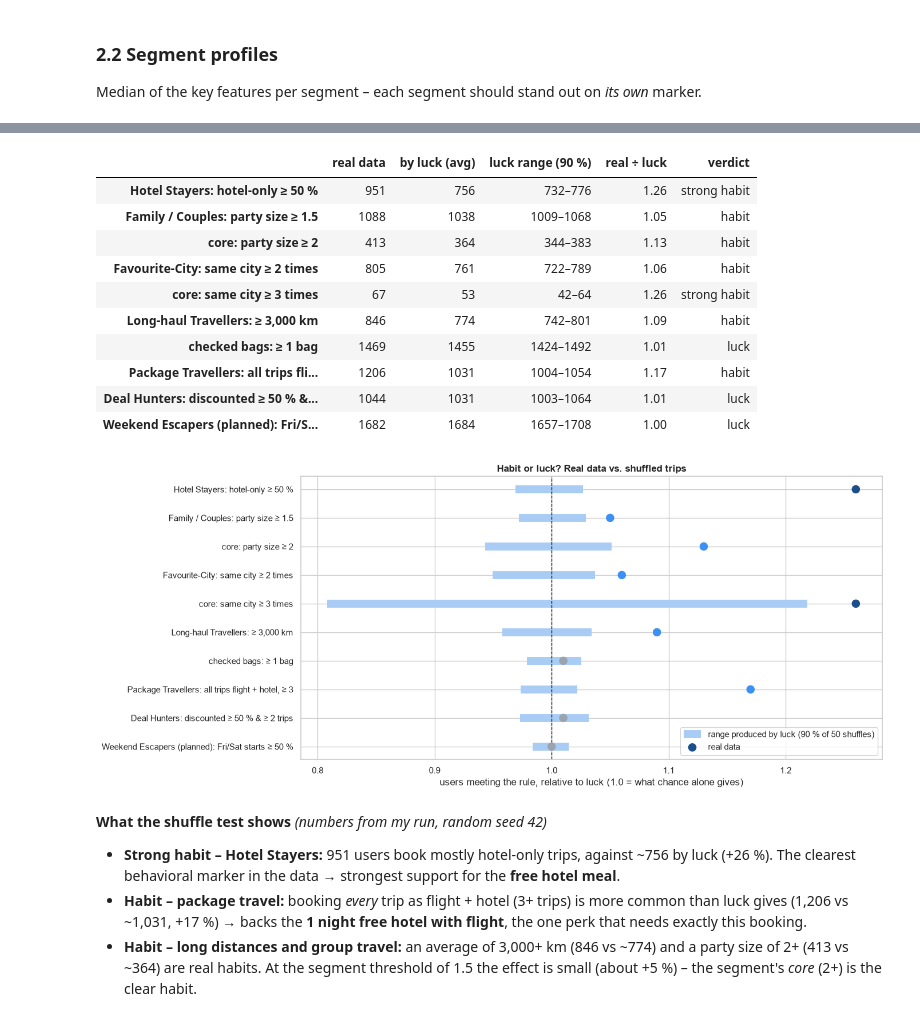
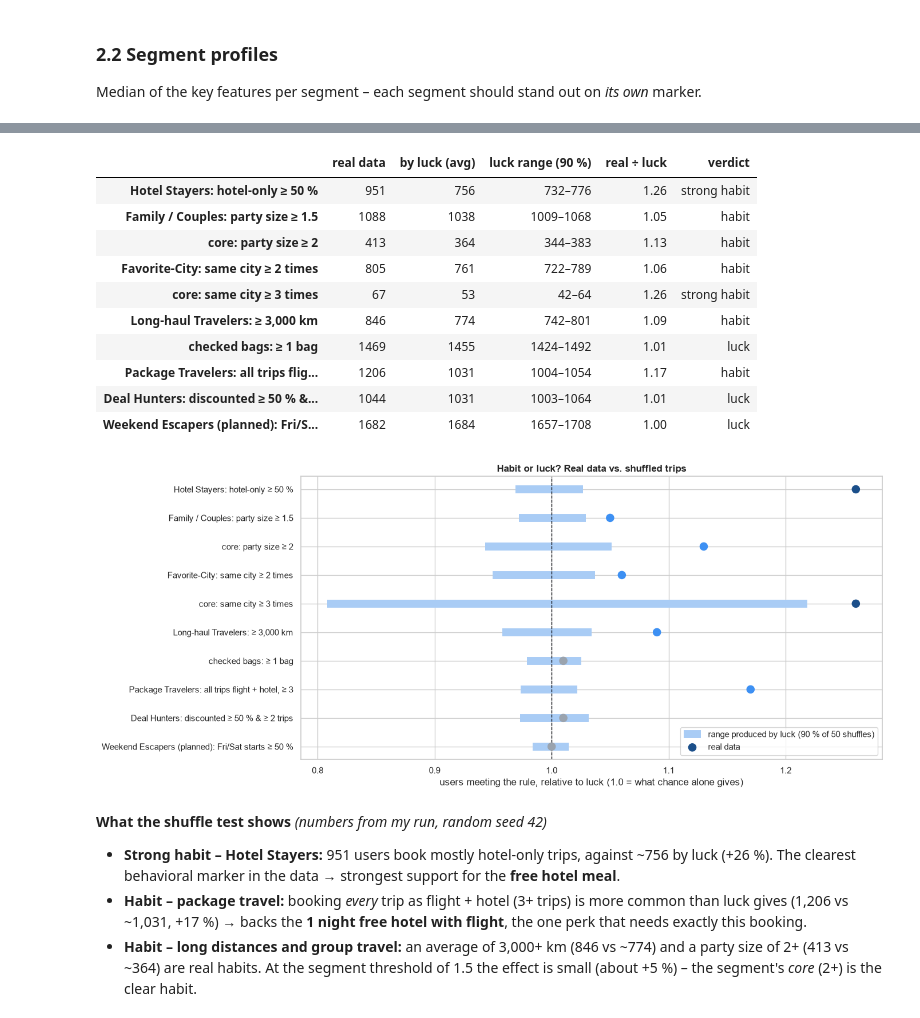
Before and after one commit to jtong28/TravelTide, a Jupyter notebook: notebooks/03_Segments_Models.ipynb, the cells around one changed output, grey strips where cells are left out. Drawn from its saved outputs; the diff is of its cells as text; code cells hidden in the pictures.

```diff
--- a/notebooks/03_Segments_Models.ipynb
+++ b/notebooks/03_Segments_Models.ipynb
@@ -105,10 +105,10 @@ RULES = {
     "Family Crew":              users["has_children"] & (users["party_size"] >= 1.5), # children at home alone don't mean family travel – party size shows they travel together
     "Couples & Friends":        ~users["has_children"] & (users["party_size"] >= 1.5), # party size = larger of avg seats/rooms (r = 0.98, Part 1, 5.5.4)
     "Hotel Stayers":            users["hotel_only_share"] >= 0.5, # hotel-only bookers are a distinct segment with hotel-only stays being twice as long (Part 1, 5.4.3)
-    "Favourite-City Returners": users["max_visits_same_city"] >= 2, # same city (flight destination or hotel city) at least twice
+    "Favorite-City Returners":  users["max_visits_same_city"] >= 2, # same city (flight destination or hotel city) at least twice
     "Deal Hunters":             (users["discount_share"] >= 0.5) & (users["valid_trips"] >= 2), # users with only 1 trip are not necessarily deal hunters, even if they booked a discounted trip
-    "Long-haul Travellers":     users["avg_distance_km"] >= 3000, # distance is a habit (section 3); bags alone are luck and don't rise with distance (3.3)
-    "Package Travellers":       (users["combo_share"] == 1) & (users["valid_trips"] >= 3), # always flight + hotel together; 3+ trips so it is a habit, not a coincidence (section 3)
+    "Long-haul Travelers":      users["avg_distance_km"] >= 3000, # distance is a habit (section 3); bags alone are luck and don't rise with distance (3.3)
+    "Package Travelers":        (users["combo_share"] == 1) & (users["valid_trips"] >= 3), # always flight + hotel together; 3+ trips so it is a habit, not a coincidence (section 3)
 }
 # missing values (e.g. no hotel stays → no avg_nights) count as "rule not met"
 rule_flags = pd.DataFrame({name: mask.fillna(False).astype(bool) for name, mask in RULES.items()})
@@ -216,11 +255,11 @@ CHECKS = {
     "Hotel Stayers: hotel-only ≥ 50 %":                  lambda m: m["hotel_only"] >= 0.5,
     "Family / Couples: party size ≥ 1.5":                lambda m: m["party"] >= 1.5,
     "   core: party size ≥ 2":                           lambda m: m["party"] >= 2,
-    "Favourite-City: same city ≥ 2 times":               lambda m: m["same_city"] >= 2,
+    "Favorite-City: same city ≥ 2 times":               lambda m: m["same_city"] >= 2,
     "   core: same city ≥ 3 times":                      lambda m: m["same_city"] >= 3,
-    "Long-haul Travellers: ≥ 3,000 km":                  lambda m: m["distance"] >= 3000,
+    "Long-haul Travelers: ≥ 3,000 km":                  lambda m: m["distance"] >= 3000,
     "   checked bags: ≥ 1 bag":                          lambda m: m["bags"] >= 1,
-    "Package Travellers: all trips flight + hotel, ≥ 3": lambda m: (m["package"] == 1) & (m["trips"] >= 3),
+    "Package Travelers: all trips flight + hotel, ≥ 3": lambda m: (m["package"] == 1) & (m["trips"] >= 3),
     "Deal Hunters: discounted ≥ 50 % & ≥ 2 trips":       lambda m: (m["discount"] >= 0.5) & (m["trips"] >= 2),
     "Weekend Escapers (planned): Fri/Sat starts ≥ 50 %": lambda m: m["weekend"] >= 0.5,
 }
@@ -241,38 +280,38 @@ for _ in range(50):
     # bags and distance belong to the same flight → shuffle them together, only among flights
     t.loc[flight_rows, ["checked_bags", "distance_km"]] = trips.loc[rng.permutation(flight_rows), ["checked_bags", "distance_km"]].values
     luck.append(count_users(user_metrics(t)))               # rule counts in this shuffled version
 luck = pd.DataFrame(luck)                                   # 50 rows (shuffles) × one column per rule
 
 # --- 5) Compare: a rule is a habit if the real count beats 95 % of the shuffles ---
 lo, hi = luck.quantile(0.05), luck.quantile(0.95)            # middle 90 % of what luck produces
 habit = pd.DataFrame({"real data": pd.Series(real), "by luck (avg)": luck.mean().round(0).astype(int),
                       "luck range (90 %)": lo.round(0).astype(int).astype(str) + "–" + hi.round(0).astype(int).astype(str)})
 habit["real ÷ luck"] = (habit["real data"] / habit["by luck (avg)"]).round(2)    # 1.26 = 26 % more users than luck gives
 habit["verdict"] = np.select([habit["real data"] <= hi, habit["real ÷ luck"] >= 1.2],
                              ["luck", "strong habit"], default="habit")
 display(habit)
 
 # --- 6) Same result as a picture: light bar = what luck alone produces, dot = real data ---
 ratio_lo, ratio_hi = lo / luck.mean(), hi / luck.mean()     # luck range on the same "÷ luck" scale as the dots
 fig, ax = plt.subplots(figsize=(14, 6))
 y = np.arange(len(habit))[::-1]                             # first rule at the top
 ax.hlines(y, ratio_lo, ratio_hi, color=PALETTE[1], lw=10, label="range produced by luck (90 % of 50 shuffles)")
 colors = {"strong habit": PALETTE[3], "habit": PALETTE[0], "luck": "#9AA3AE"}
 ax.scatter(habit["real ÷ luck"], y, s=90, zorder=3, color=[colors[v] for v in habit["verdict"]], label="real data")
 ax.axvline(1, color=PALETTE[4], ls="--", lw=1)              # 1.0 = exactly what luck gives
 ax.set_yticks(y); ax.set_yticklabels(habit.index); ax.set_xlabel("users meeting the rule, relative to luck (1.0 = what chance alone gives)")
 ax.set_title("Habit or luck? Real data vs. shuffled trips", fontweight="bold"); ax.legend(loc="lower right")
 plt.tight_layout(); plt.show()
 # %% [output]
 |  | real data | by luck (avg) | luck range (90 %) | real ÷ luck | verdict |
 | Hotel Stayers: hotel-only ≥ 50 % | 951 | 756 | 732–776 | 1.26 | strong habit |
 | Family / Couples: party size ≥ 1.5 | 1088 | 1038 | 1009–1068 | 1.05 | habit |
 | core: party size ≥ 2 | 413 | 364 | 344–383 | 1.13 | habit |
-| Favourite-City: same city ≥ 2 times | 805 | 761 | 722–789 | 1.06 | habit |
+| Favorite-City: same city ≥ 2 times | 805 | 761 | 722–789 | 1.06 | habit |
 | core: same city ≥ 3 times | 67 | 53 | 42–64 | 1.26 | strong habit |
-| Long-haul Travellers: ≥ 3,000 km | 846 | 774 | 742–801 | 1.09 | habit |
+| Long-haul Travelers: ≥ 3,000 km | 846 | 774 | 742–801 | 1.09 | habit |
 | checked bags: ≥ 1 bag | 1469 | 1455 | 1424–1492 | 1.01 | luck |
-| Package Travellers: all trips fli... | 1206 | 1031 | 1004–1054 | 1.17 | habit |
+| Package Travelers: all trips flig... | 1206 | 1031 | 1004–1054 | 1.17 | habit |
 | Deal Hunters: discounted ≥ 50 % &... | 1044 | 1031 | 1003–1064 | 1.01 | luck |
 | Weekend Escapers (planned): Fri/S... | 1682 | 1684 | 1657–1708 | 1.00 | luck |
 [figure]
```
Also changed, not shown: parts of 28 cells of this notebook, 10 other files.
